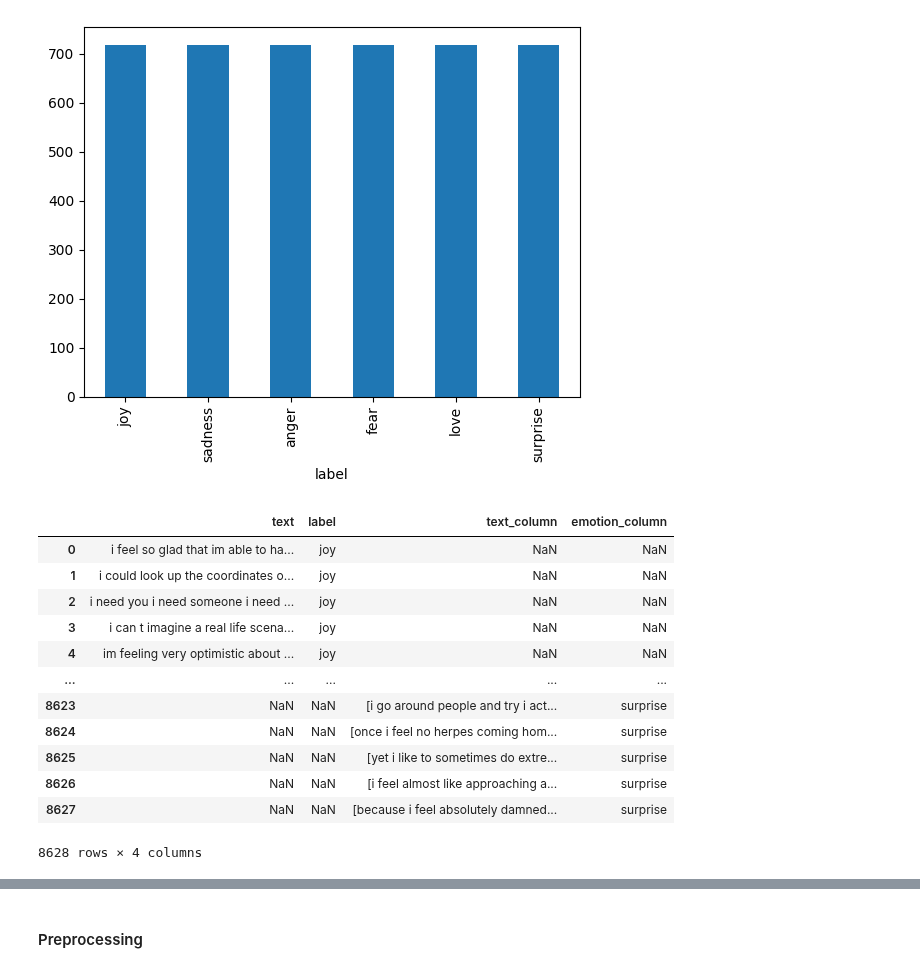
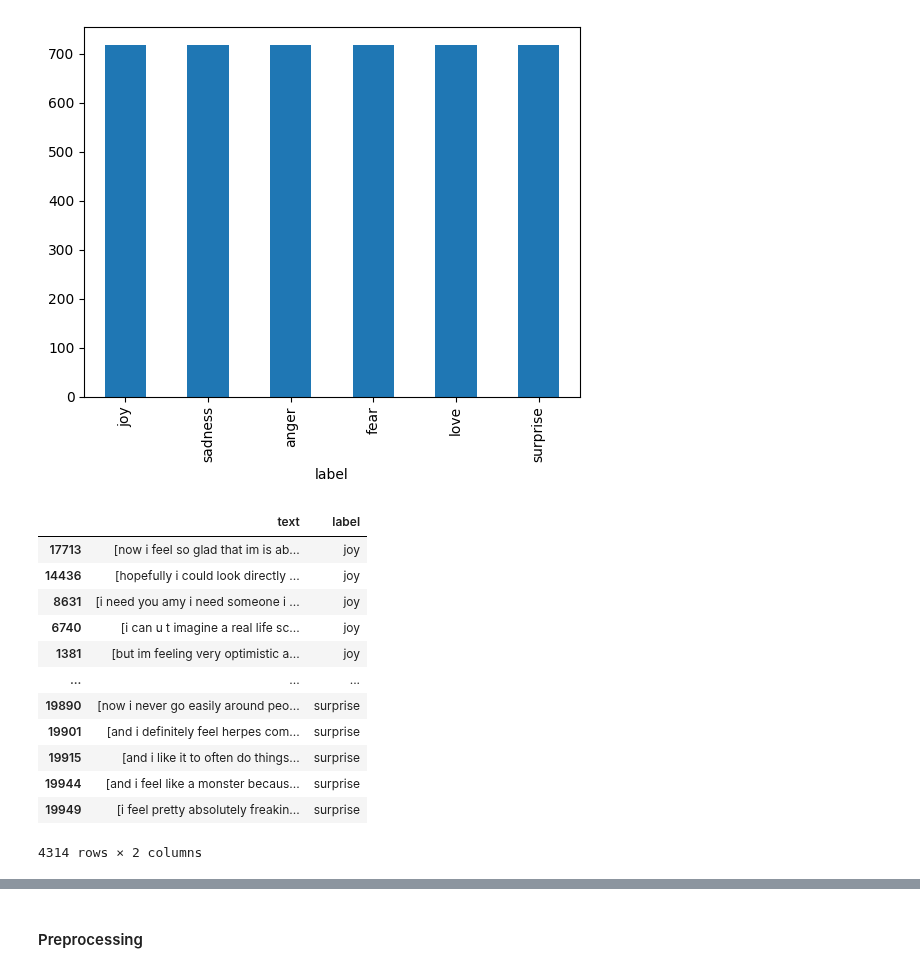
Before and after one commit to SCGlass/deep_learning, a Jupyter notebook: Lab_RNN/RNN_lab.ipynb, the cells around one changed output, grey strips where cells are left out. Cells and saved outputs as stored; diff of their text form; code cells hidden in the pictures.

```diff
--- a/Lab_RNN/RNN_lab.ipynb
+++ b/Lab_RNN/RNN_lab.ipynb
@@ -133,37 +139,34 @@ data.label.value_counts().plot.bar()
 # %%
 def augment_with_emotion(row, aug):
     original_text = row['text']
     original_emotion = row['label']
 
     augmented_text = aug.augment(original_text)
 
     # Create a new row with augmented text and the original emotion label
-    augmented_row = {'text_column': augmented_text, 'emotion_column': original_emotion}
+    row["text"] = augmented_text
+    row["label"] = original_emotion
 
-    return pd.Series(augmented_row)
+    return row
 
 # Augmenter configuration
 aug = naw.ContextualWordEmbsAug(model_path='bert-base-uncased', action="insert")
 
 # Apply the augmentation function to each row in the DataFrame
 augmented_df = data.apply(lambda row: augment_with_emotion(row, aug), axis=1)
 
-# Concatenate the original and augmented DataFrames
-data = pd.concat([data, augmented_df], ignore_index=True)
-
-# Display the combined DataFrame
-data
+augmented_df
 # %% [output]
-|  | text | label | text_column | emotion_column |
-| 0 | i feel so glad that im able to ha... | joy | NaN | NaN |
-| 1 | i could look up the coordinates o... | joy | NaN | NaN |
-| 2 | i need you i need someone i need ... | joy | NaN | NaN |
-| 3 | i can t imagine a real life scena... | joy | NaN | NaN |
-| 4 | im feeling very optimistic about ... | joy | NaN | NaN |
-| ... | ... | ... | ... | ... |
-| 8623 | NaN | NaN | [i go around people and try i act... | surprise |
-| 8624 | NaN | NaN | [once i feel no herpes coming hom... | surprise |
-| 8625 | NaN | NaN | [yet i like to sometimes do extre... | surprise |
-| 8626 | NaN | NaN | [i feel almost like approaching a... | surprise |
-| 8627 | NaN | NaN | [because i feel absolutely damned... | surprise |
+|  | text | label |
+| 17713 | [now i feel so glad that im is ab... | joy |
+| 14436 | [hopefully i could look directly ... | joy |
+| 8631 | [i need you amy i need someone i ... | joy |
+| 6740 | [i can u t imagine a real life sc... | joy |
+| 1381 | [but im feeling very optimistic a... | joy |
+| ... | ... | ... |
+| 19890 | [now i never go easily around peo... | surprise |
+| 19901 | [and i definitely feel herpes com... | surprise |
+| 19915 | [and i like it to often do things... | surprise |
+| 19944 | [and i feel like a monster becaus... | surprise |
+| 19949 | [i feel pretty absolutely freakin... | surprise |
-8628 rows × 4 columns
+4314 rows × 2 columns
```
Also changed, not shown: parts of 25 cells of this notebook.
